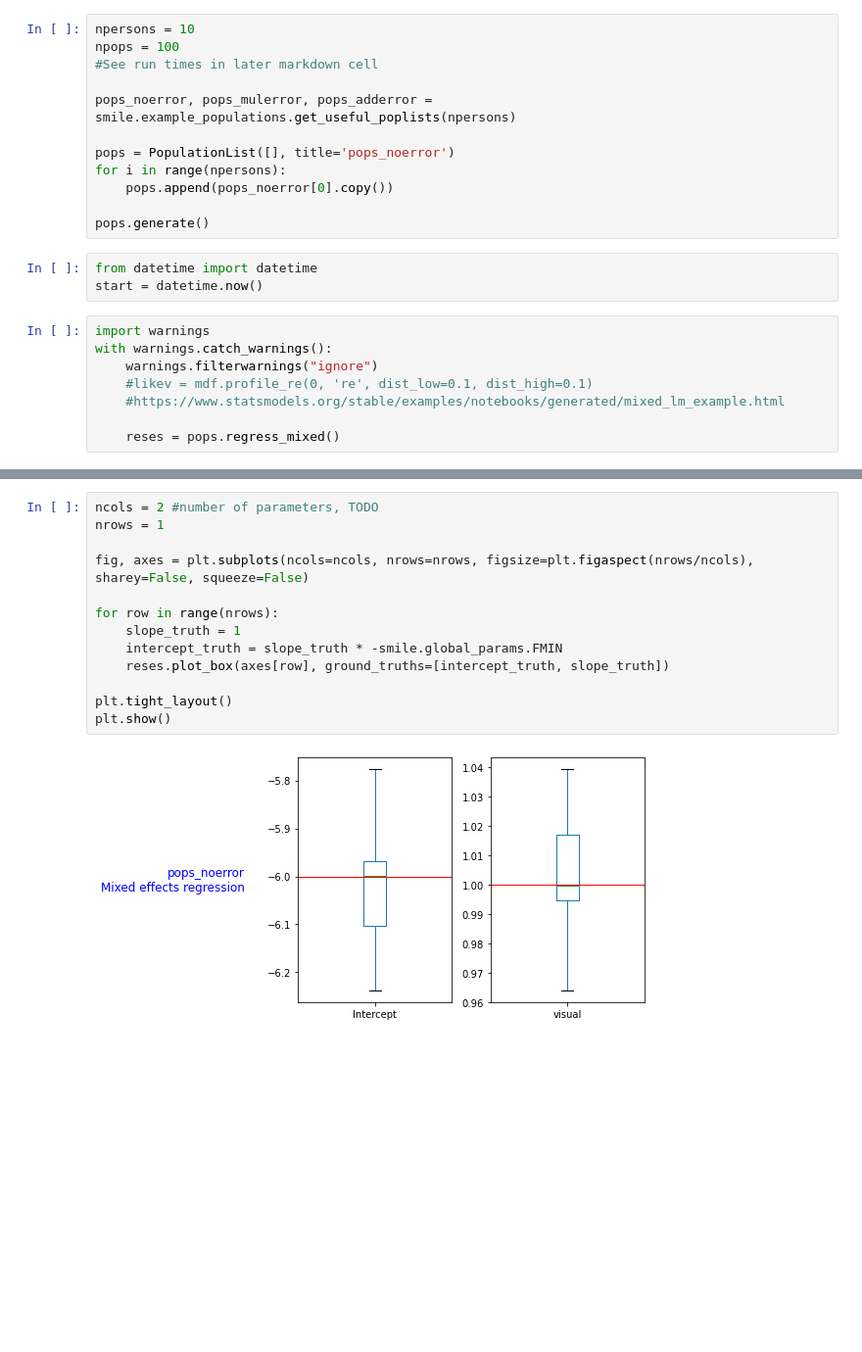
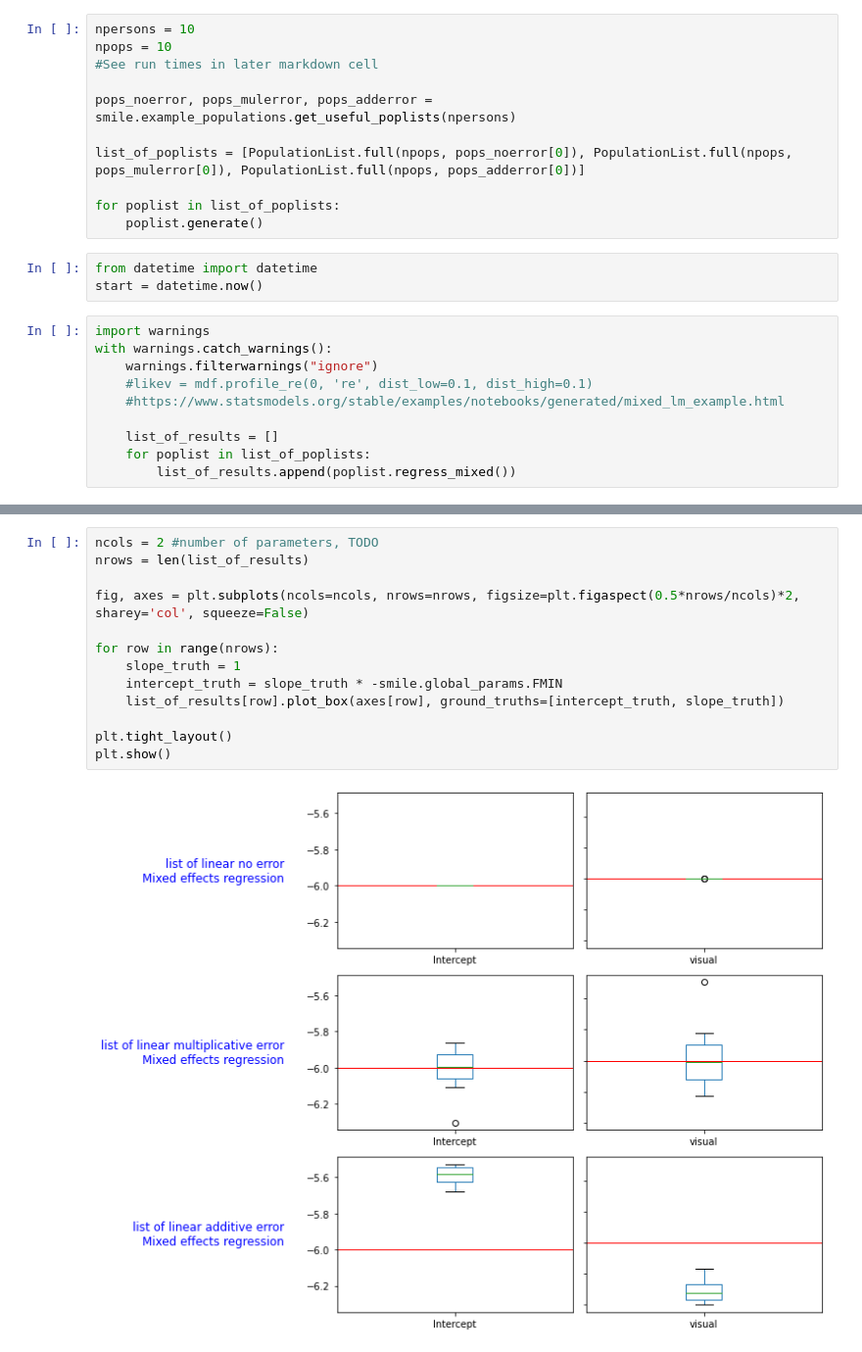
Before and after one commit to ZacharyVernec/smile, a Jupyter notebook: Simulations.ipynb, the cells around one changed output, grey strips where cells are left out. Shown at 98% size. Saved outputs shown, nothing was run; the diff lists cells and outputs as text; blank space fills up the shorter version.

Commit message:
Added Poplist.full() method, plotted more boxes

```diff
--- a/Simulations.ipynb
+++ b/Simulations.ipynb
@@ -98,16 +99,15 @@ plt.show()
 (Without sampling nor filtering)
 # %%
 npersons = 10
-npops = 100
+npops = 10
 #See run times in later markdown cell
 
 pops_noerror, pops_mulerror, pops_adderror = smile.example_populations.get_useful_poplists(npersons)
 
-pops = PopulationList([], title='pops_noerror')
-for i in range(npersons):
-    pops.append(pops_noerror[0].copy())
+list_of_poplists = [PopulationList.full(npops, pops_noerror[0]), PopulationList.full(npops, pops_mulerror[0]), PopulationList.full(npops, pops_adderror[0])]
 
-pops.generate()
+for poplist in list_of_poplists:
+    poplist.generate()
 # %%
 from datetime import datetime
 start = datetime.now()
@@ -118,7 +118,9 @@ with warnings.catch_warnings():
     #likev = mdf.profile_re(0, 're', dist_low=0.1, dist_high=0.1)
     #https://www.statsmodels.org/stable/examples/notebooks/generated/mixed_lm_example.html
 
-    reses = pops.regress_mixed()
+    list_of_results = []
+    for poplist in list_of_poplists:
+        list_of_results.append(poplist.regress_mixed())
 # %%
 end = datetime.now()
 delta = int((end-start).total_seconds())
@@ -137,15 +143,15 @@ Takes 0 minutes 14 seconds to run for npersons=10, npops=100
 # %%
 ncols = 2 #number of parameters, TODO
-nrows = 1
+nrows = len(list_of_results)
 
-fig, axes = plt.subplots(ncols=ncols, nrows=nrows, figsize=plt.figaspect(nrows/ncols), sharey=False, squeeze=False)
+fig, axes = plt.subplots(ncols=ncols, nrows=nrows, figsize=plt.figaspect(0.5*nrows/ncols)*2, sharey='col', squeeze=False)
 
 for row in range(nrows):
     slope_truth = 1
     intercept_truth = slope_truth * -smile.global_params.FMIN
-    reses.plot_box(axes[row], ground_truths=[intercept_truth, slope_truth])
+    list_of_results[row].plot_box(axes[row], ground_truths=[intercept_truth, slope_truth])
 
 plt.tight_layout()
 plt.show()
 # %% [output]
-[figure, old version]
+[figure, new version]
```
Also changed, not shown: parts of 5 cells of this notebook, 1 other file.
